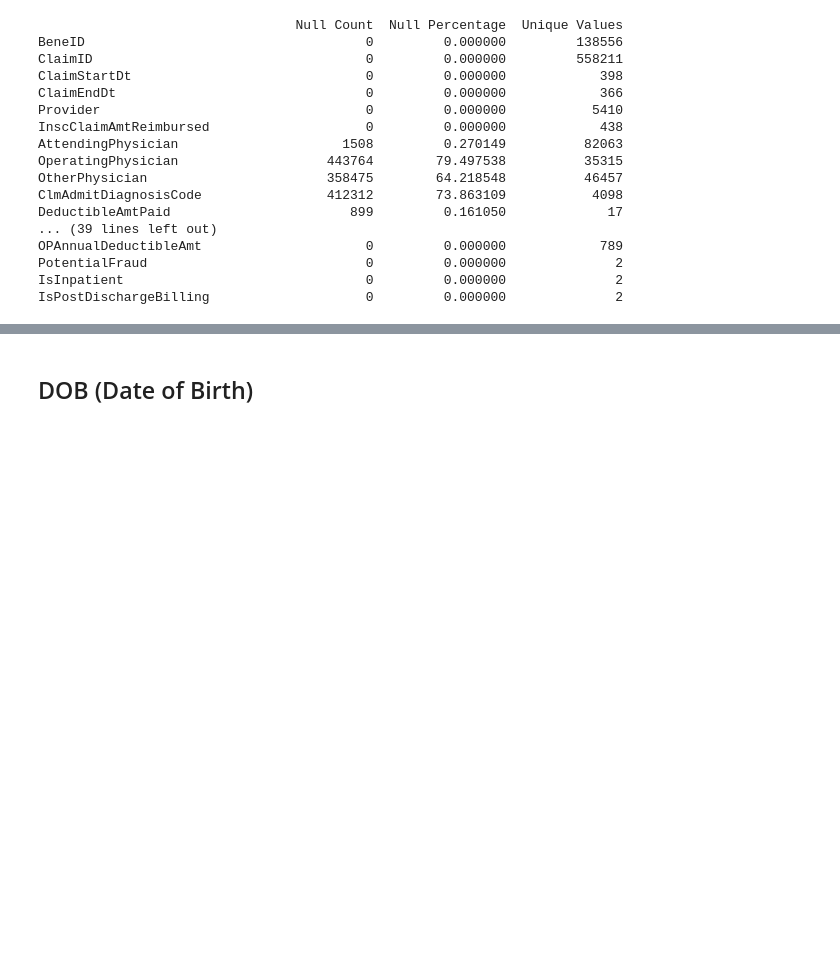
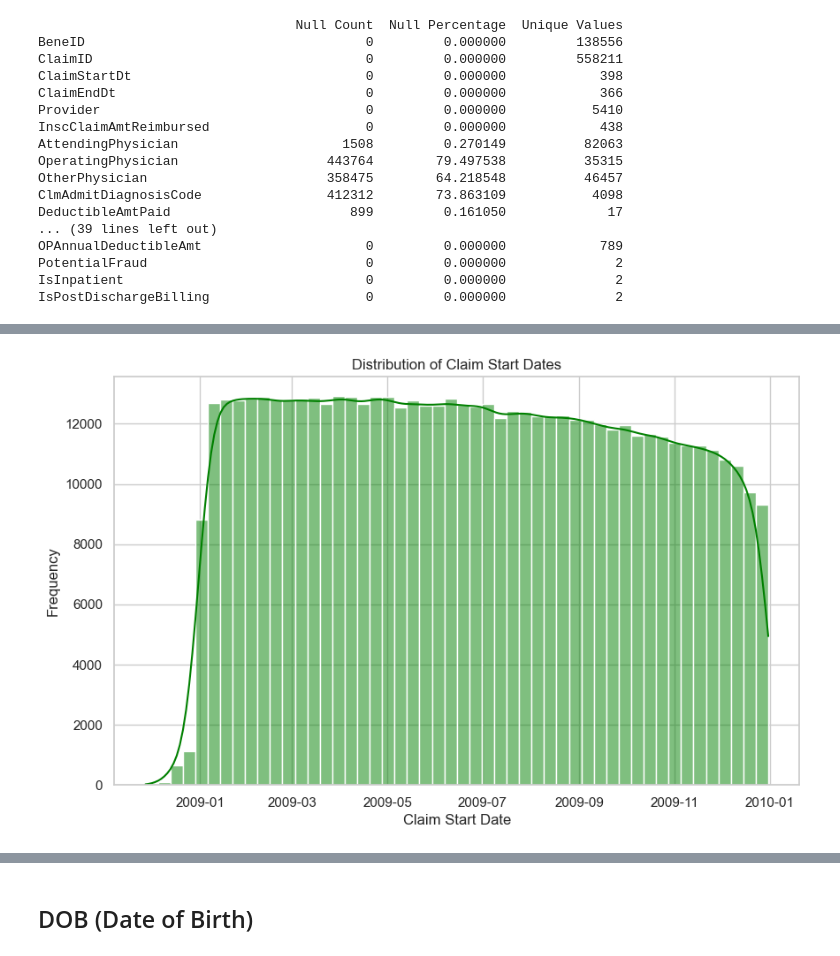
Before and after one commit to Ali-Tharwat/fraud_detection_project, a Jupyter notebook: notebooks/01_data_exploration_and_feature_engineering.ipynb, the cells around one changed output, grey strips where cells are left out. Cells and saved outputs as stored; diff of their text form; code cells hidden in the pictures; blank space fills up the shorter version.

```diff
--- a/notebooks/01_data_exploration_and_feature_engineering.ipynb
+++ b/notebooks/01_data_exploration_and_feature_engineering.ipynb
@@ -649,0 +660,10 @@ IsPostDischargeBilling                    0         0.000000              2
+# %%
+# Visualize Claim Start Dates Distribution
+plt.figure(figsize=(10, 6))
+sns.histplot(train_merged['ClaimStartDt'], bins=50, kde=True, color='green')
+plt.title('Distribution of Claim Start Dates')
+plt.xlabel('Claim Start Date')
+plt.ylabel('Frequency')
+plt.show()
+# %% [output]
+[figure, added]
```
Also changed, not shown: parts of 86 cells of this notebook, 10 other files.
